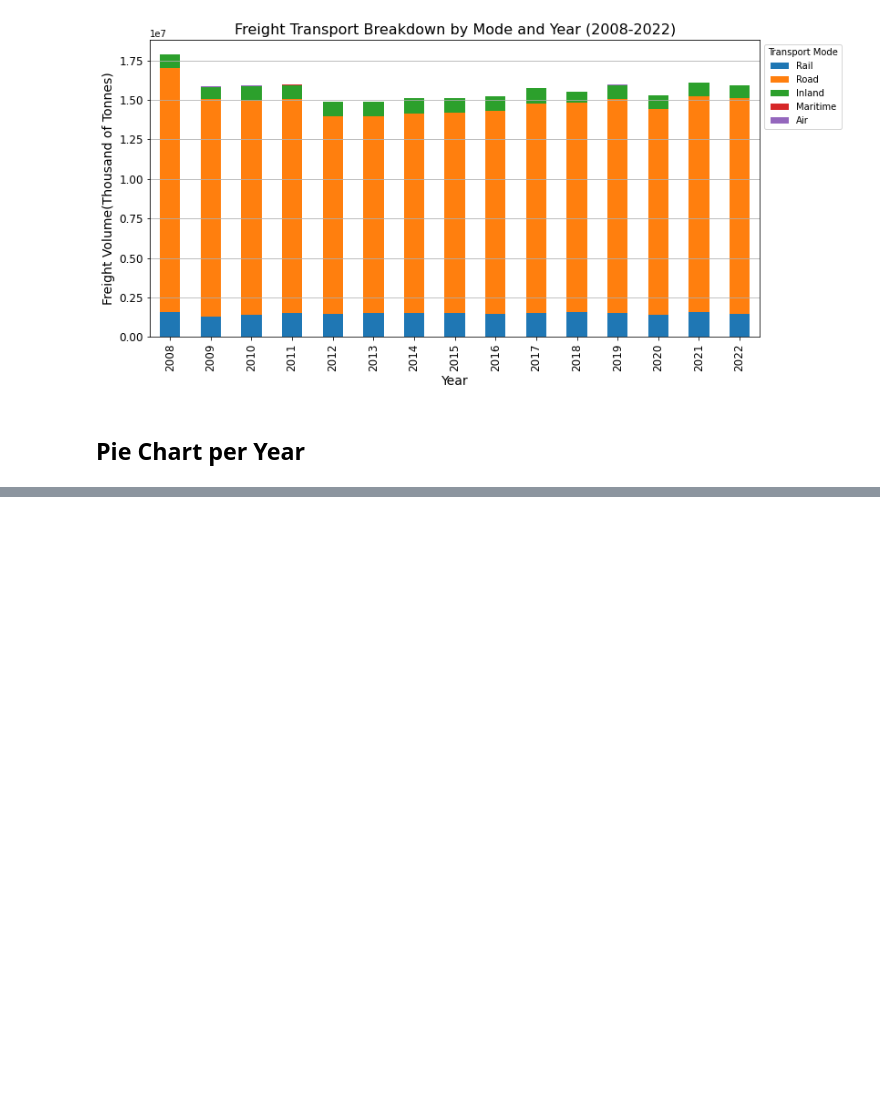
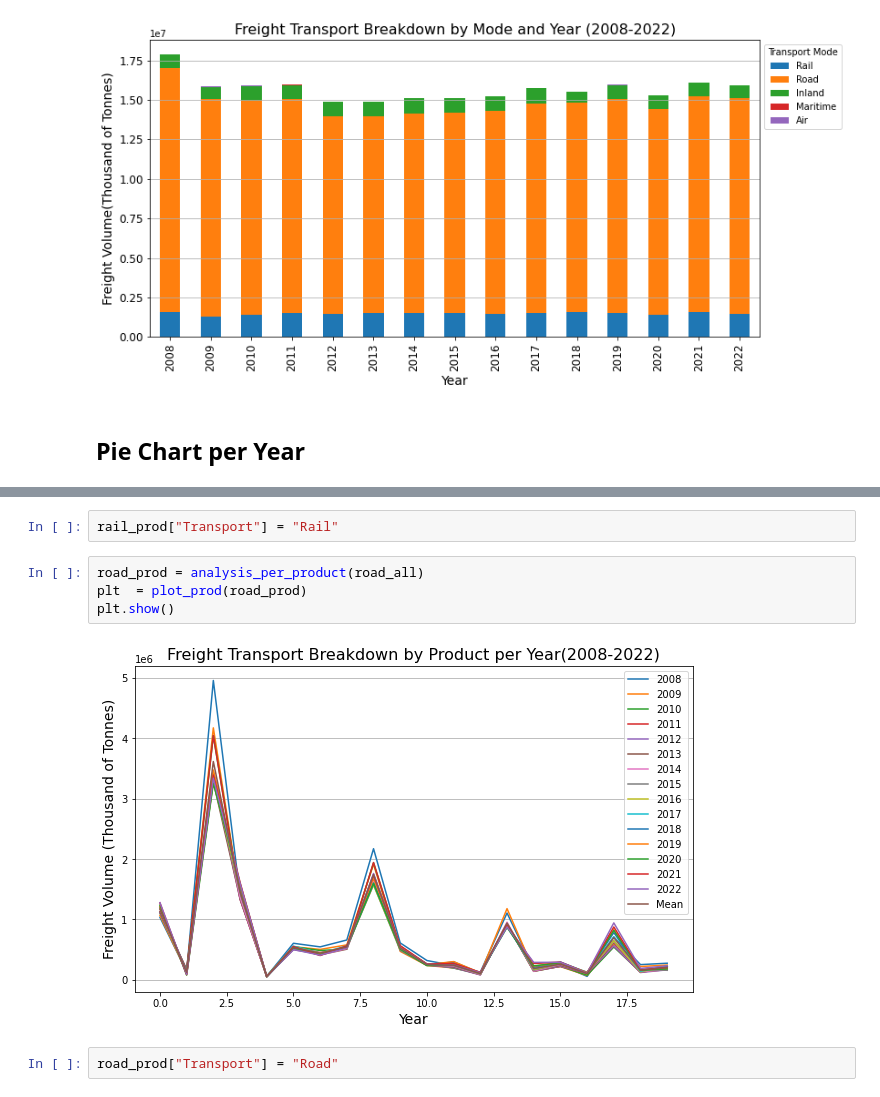
Before and after one commit to NikosNikolaidis02/Freight_Transport_Analysis, a Jupyter notebook: Assignment_1.ipynb, the cells around one changed output, grey strips where cells are left out. Cells and saved outputs as stored; diff of their text form; blank space fills up the shorter version.

```diff
--- a/Assignment_1.ipynb
+++ b/Assignment_1.ipynb
@@ -407,0 +420,10 @@ plt.show()
+# %%
+rail_prod["Transport"] = "Rail"
+# %%
+road_prod = analysis_per_product(road_all)
+plt  = plot_prod(road_prod)
+plt.show()
+# %% [output]
+[figure, added]
+# %%
+road_prod["Transport"] = "Road"
```
Also changed, not shown: parts of 22 cells of this notebook, 33 other files.
